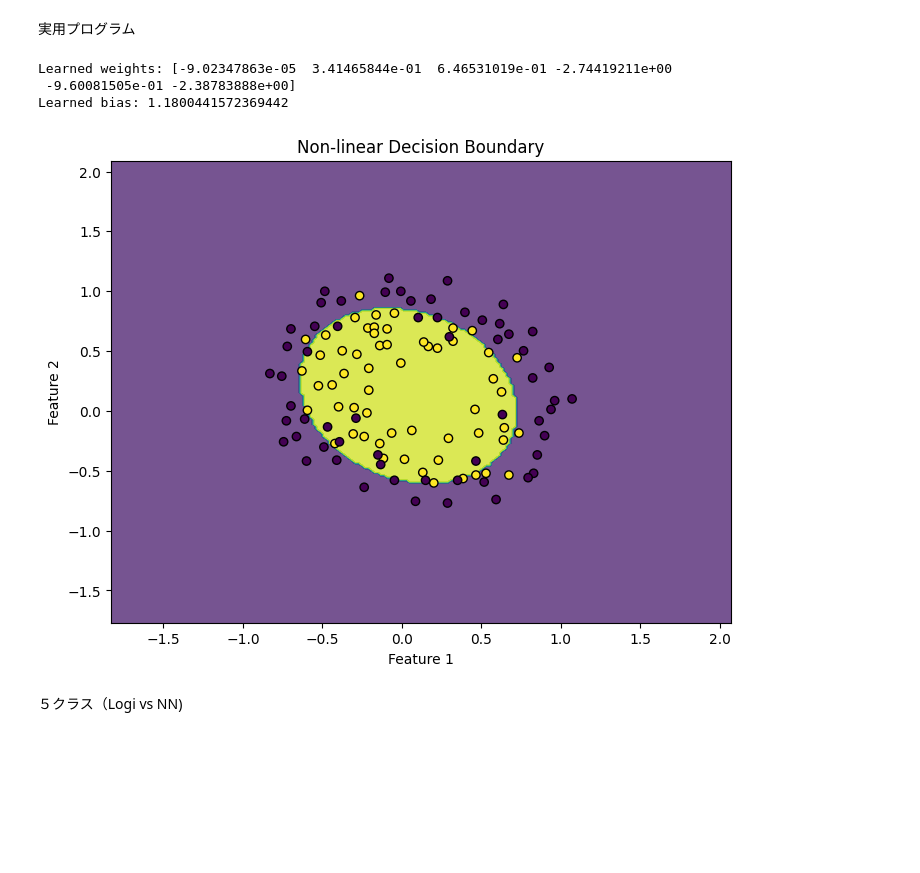
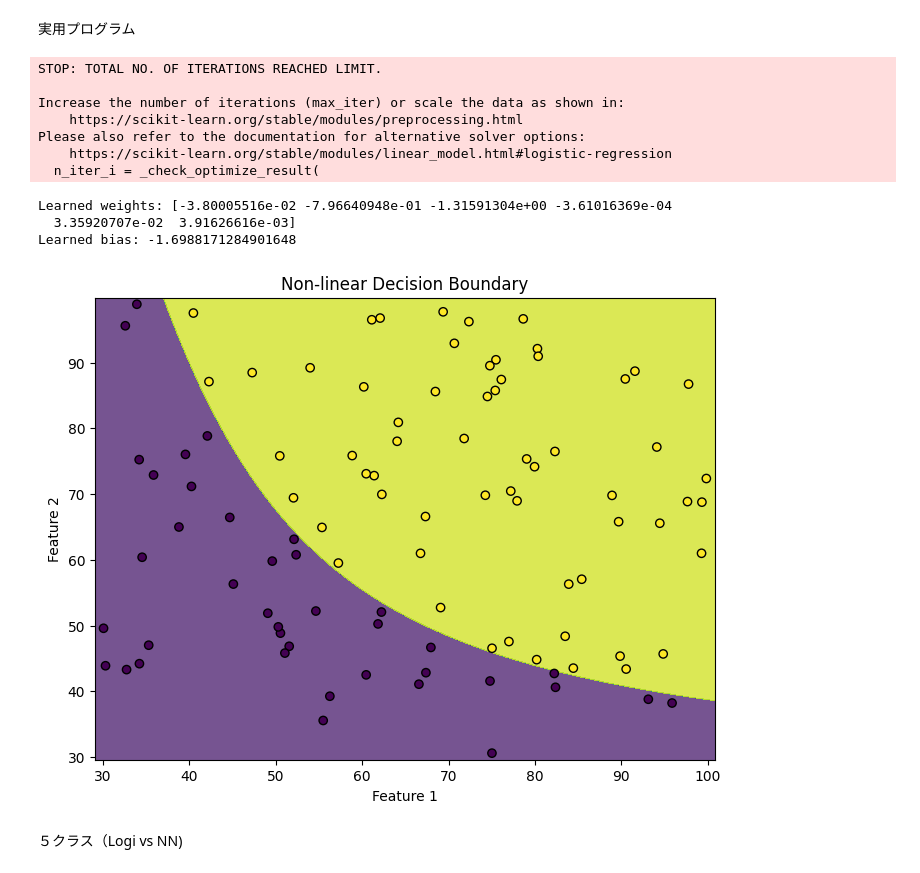
Before and after one commit to shin1300/machine_learning, a Jupyter notebook: logistic_regression.ipynb, the cells around one changed output. Cells and saved outputs as stored; diff of their text form; code cells hidden in the pictures; blank space fills up the shorter version.

```diff
--- a/S2_logistic_regression.ipynb
+++ b/logistic_regression.ipynb
@@ -28,14 +73,16 @@ import pandas as pd
 import matplotlib.pyplot as plt
 from sklearn.linear_model import LogisticRegression
 from sklearn.preprocessing import PolynomialFeatures
-from utils import *
+from sklearn.preprocessing import StandardScaler
+from sklearn.datasets import make_blobs
+from sklearn.neural_network import MLPClassifier
 import copy
 import math
-from sklearn.datasets import make_blobs
+
 
 %matplotlib inline
 # データの読み込み
-data = pd.read_csv("data/ex2data4.txt")
+data = pd.read_csv("data/ex2data3.txt")
 X_train = data.iloc[:, :-1].values
 y_train = data.iloc[:, -1].values
 
@@ -50,37 +97,44 @@ model = LogisticRegression(solver='lbfgs')
 model.fit(X_train_poly, y_train)
 
 # モデルの重みとバイアス
 w = model.coef_[0]
 b = model.intercept_[0]
 
 # 結果表示
 print("Learned weights:", w)
 print("Learned bias:", b)
 
 # 決定境界をプロットする
 def plot_decision_boundary(X, y, model, poly):
     plt.figure(figsize=(8, 6))
     h = .02
     x_min, x_max = X[:, 0].min() - 1, X[:, 0].max() + 1
     y_min, y_max = X[:, 1].min() - 1, X[:, 1].max() + 1
     xx, yy = np.meshgrid(np.arange(x_min, x_max, h),
                          np.arange(y_min, y_max, h))
     Z = model.predict(poly.transform(np.c_[xx.ravel(), yy.ravel()]))
     Z = Z.reshape(xx.shape)
     plt.contourf(xx, yy, Z, alpha=0.75)
     plt.scatter(X[:, 0], X[:, 1], c=y, edgecolors='k', marker='o')
     plt.title('Non-linear Decision Boundary')
     plt.xlabel('Feature 1')
     plt.ylabel('Feature 2')
     plt.show()
 
 # 決定境界をプロット
 plot_decision_boundary(X_train, y_train, model, poly)
 # %% [output]
-Learned weights: [-9.02347863e-05  3.41465844e-01  6.46531019e-01 -2.74419211e+00
- -9.60081505e-01 -2.38783888e+00]
-Learned bias: 1.1800441572369442
+STOP: TOTAL NO. OF ITERATIONS REACHED LIMIT.
+
+Increase the number of iterations (max_iter) or scale the data as shown in:
+    https://scikit-learn.org/stable/modules/preprocessing.html
+Please also refer to the documentation for alternative solver options:
+    https://scikit-learn.org/stable/modules/linear_model.html#logistic-regression
+  n_iter_i = _check_optimize_result(
+Learned weights: [-3.80005516e-02 -7.96640948e-01 -1.31591304e+00 -3.61016369e-04
+  3.35920707e-02  3.91626616e-03]
+Learned bias: -1.6988171284901648
-[figure, old version]
+[figure, new version]
 # %% [markdown]
 ５クラス（Logi vs NN)
 # %%
```
Also changed, not shown: parts of 5 cells of this notebook.
